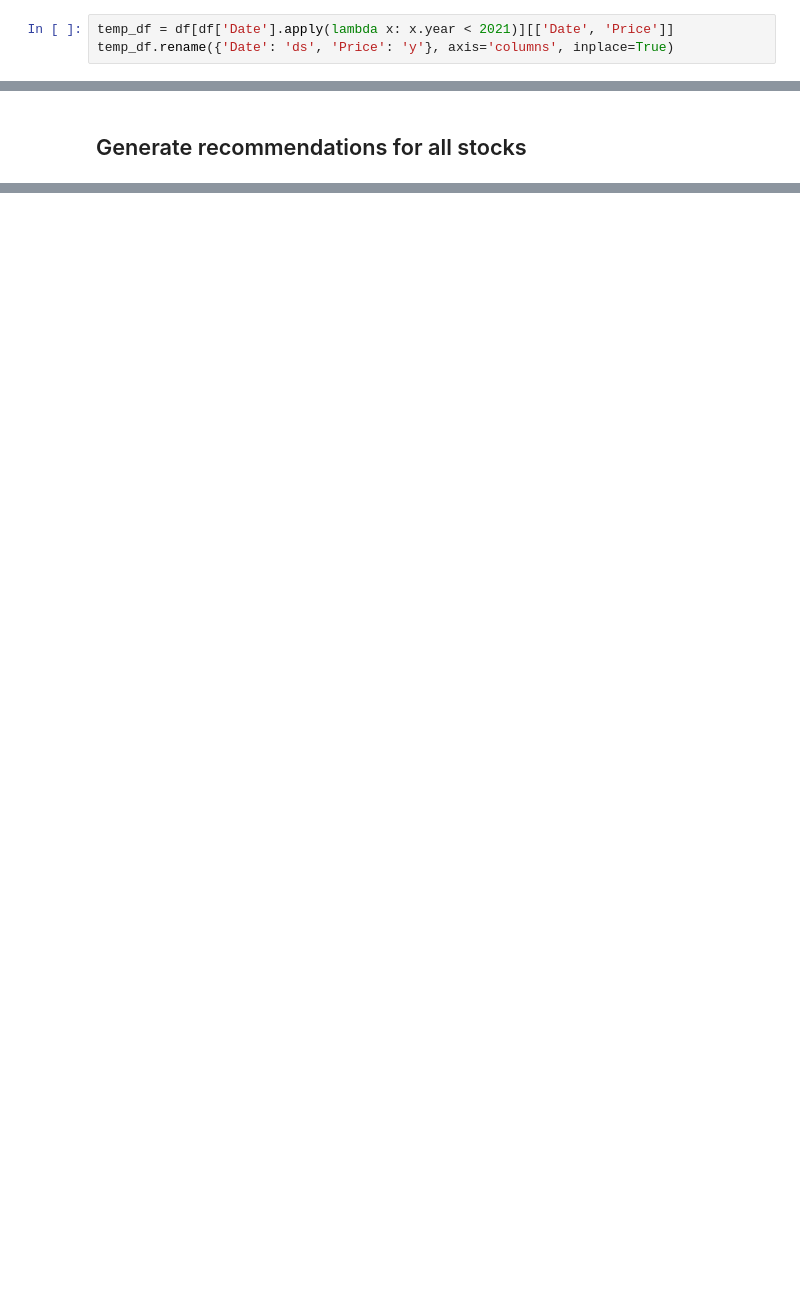
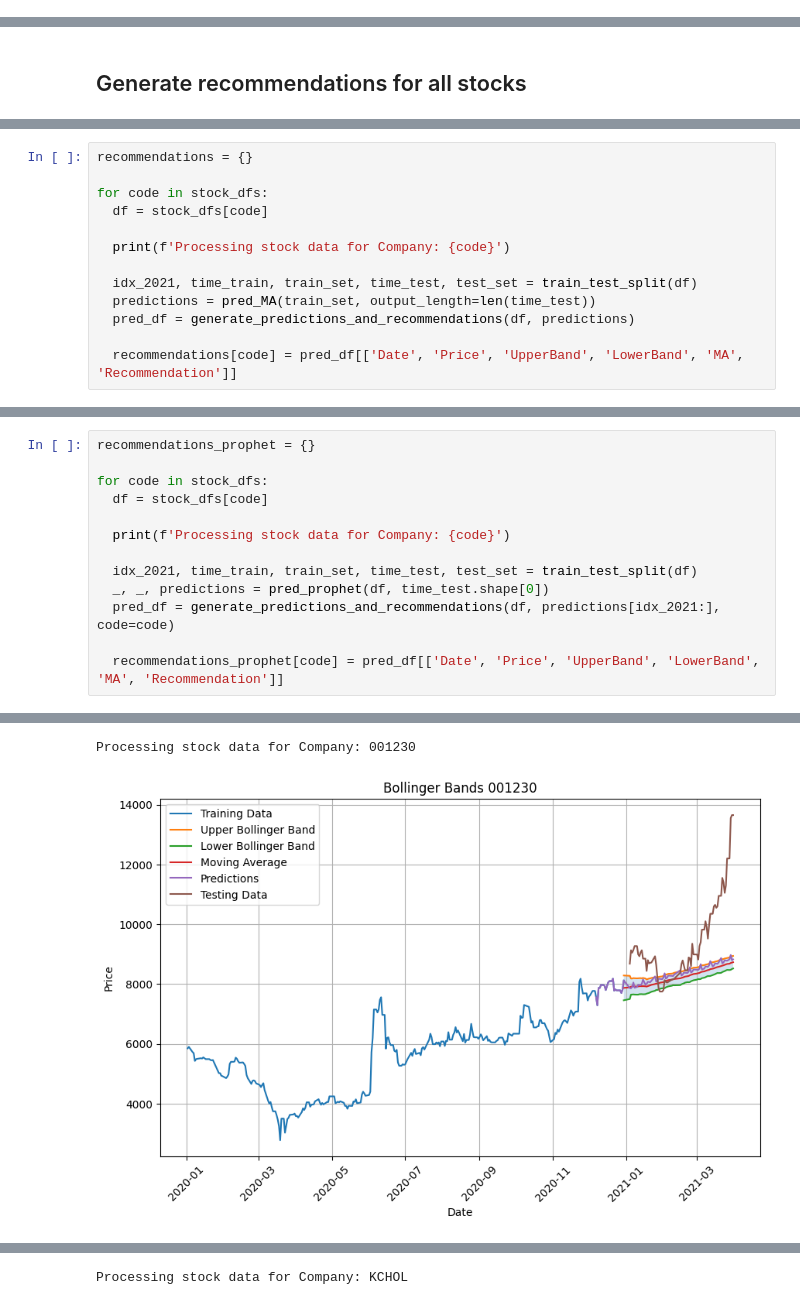
Before and after one commit to XO-Appleton/MRIfIFd7jKq1ziBF, a Jupyter notebook: ValueInvestor.ipynb, the cells around one changed output, grey strips where cells are left out. Saved outputs shown, nothing was run; the diff lists cells and outputs as text; blank space fills up the shorter version.

```diff
--- a/ValueInvestor.ipynb
+++ b/ValueInvestor.ipynb
@@ -403,9 +403,6 @@ Requirement already satisfied: packaging>=20.0 in /usr/local/lib/python3.10/dist
 Requirement already satisfied: pillow>=6.2.0 in /usr/local/lib/python3.10/dist-packages (from matplotlib>=2.0.0->prophet) (8.4.0)
 Requirement already satisfied: pyparsing>=2.3.1 in /usr/local/lib/python3.10/dist-packages (from matplotlib>=2.0.0->prophet) (3.1.0)
 Requirement already satisfied: six>=1.5 in /usr/local/lib/python3.10/dist-packages (from python-dateutil>=2.8.0->prophet) (1.16.0)
-# %%
-temp_df = df[df['Date'].apply(lambda x: x.year < 2021)][['Date', 'Price']]
-temp_df.rename({'Date': 'ds', 'Price': 'y'}, axis='columns', inplace=True)
 # %%
 from prophet import Prophet
 
@@ -643,0 +537,13 @@ See the caveats in the documentation: https://pandas.pydata.org/pandas-docs/stab
+# %%
+recommendations = {}
+
+for code in stock_dfs:
+  df = stock_dfs[code]
+
+  print(f'Processing stock data for Company: {code}')
+
+  idx_2021, time_train, train_set, time_test, test_set = train_test_split(df)
+  predictions = pred_MA(train_set, output_length=len(time_test))
+  pred_df = generate_predictions_and_recommendations(df, predictions)
+
+  recommendations[code] = pred_df[['Date', 'Price', 'UpperBand', 'LowerBand', 'MA', 'Recommendation']]
@@ -643,0 +594,14 @@ See the caveats in the documentation: https://pandas.pydata.org/pandas-docs/stab
+# %%
+recommendations_prophet = {}
+
+for code in stock_dfs:
+  df = stock_dfs[code]
+
+  print(f'Processing stock data for Company: {code}')
+
+  idx_2021, time_train, train_set, time_test, test_set = train_test_split(df)
+  _, _, predictions = pred_prophet(df, time_test.shape[0])
+  pred_df = generate_predictions_and_recommendations(df, predictions[idx_2021:], code=code)
+
+  recommendations_prophet[code] = pred_df[['Date', 'Price', 'UpperBand', 'LowerBand', 'MA', 'Recommendation']]
+# %% [output]
@@ -643,0 +617,2 @@ See the caveats in the documentation: https://pandas.pydata.org/pandas-docs/stab
+Processing stock data for Company: 001230
+[figure, added]
@@ -643,0 +628 @@ See the caveats in the documentation: https://pandas.pydata.org/pandas-docs/stab
+Processing stock data for Company: KCHOL
```
Also changed, not shown: parts of 19 cells of this notebook.
